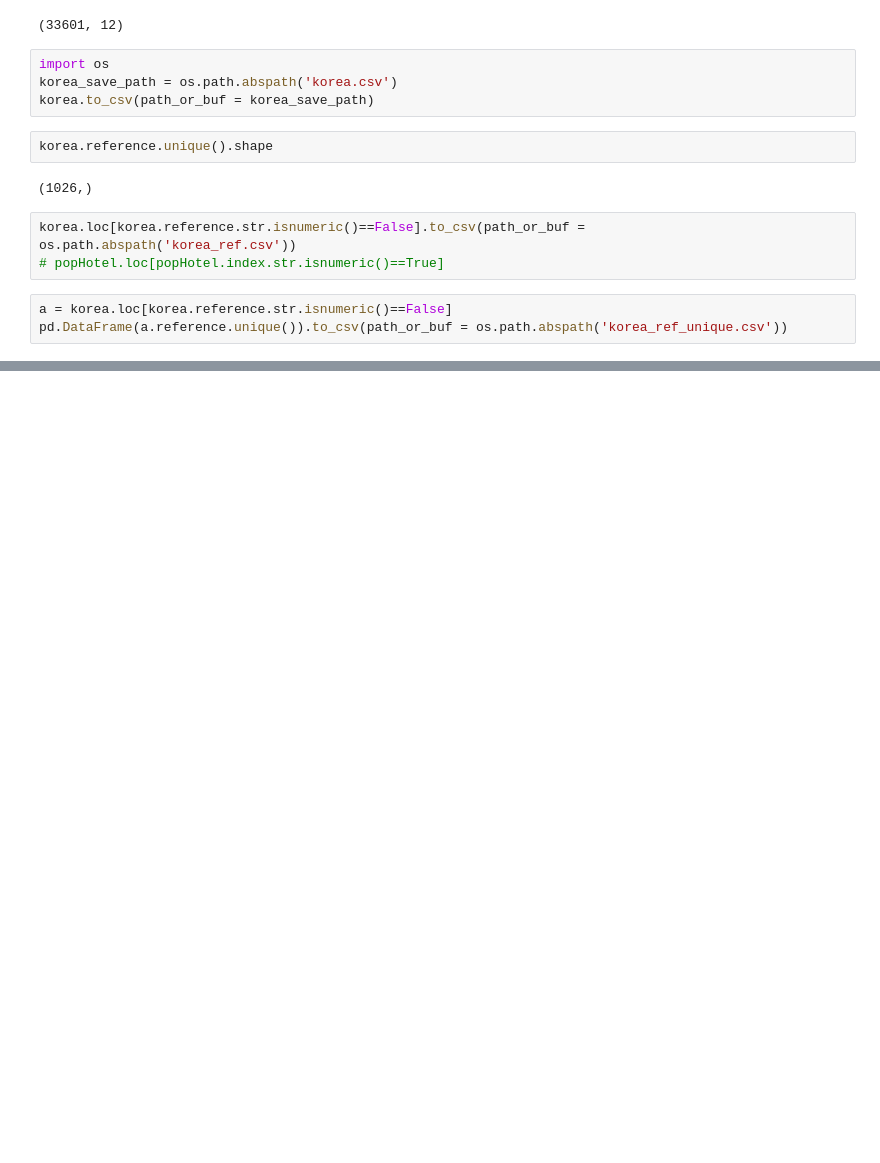
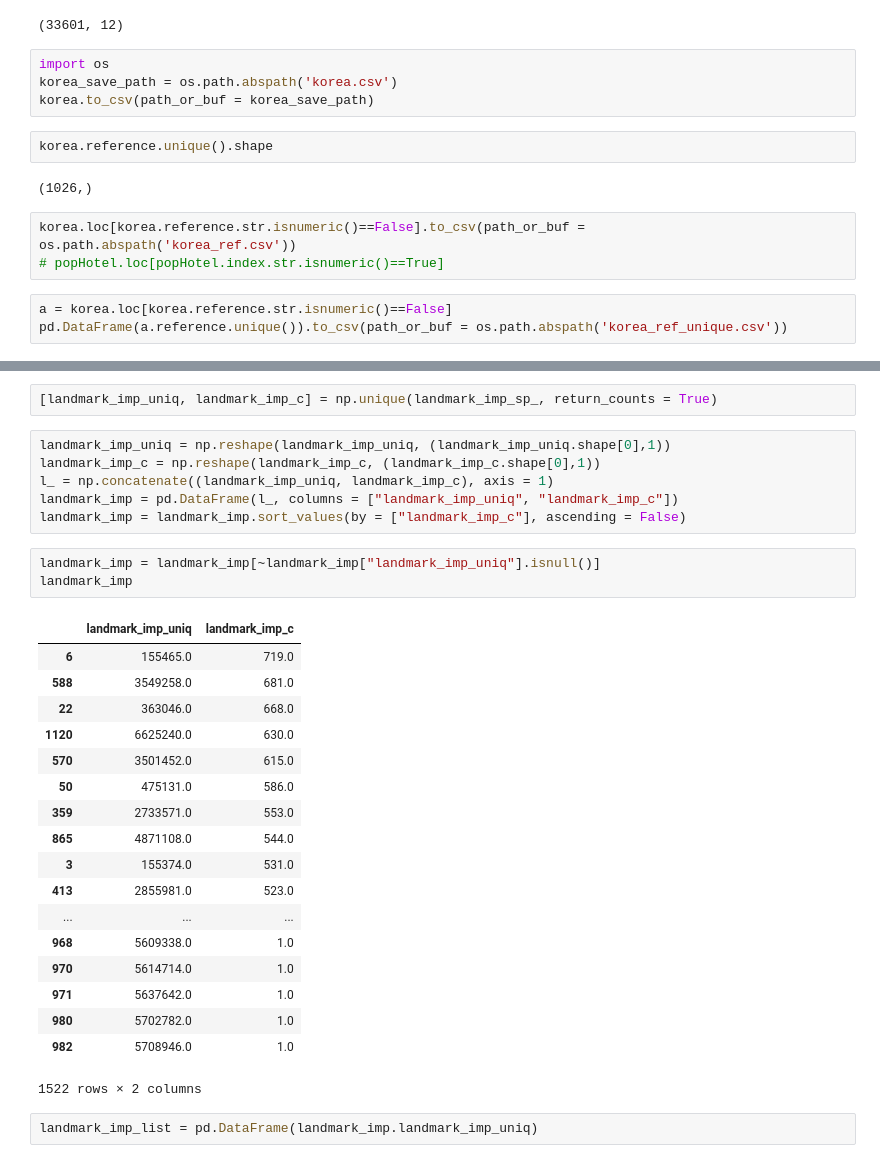
Before and after one commit to sooah/trivago_RecSys_Challenge_2019, a Jupyter notebook: ppt_test.ipynb, the cells around one changed output, grey strips where cells are left out. Saved outputs shown, nothing was run; the diff lists cells and outputs as text; blank space fills up the shorter version.

```diff
--- a/ppt_test.ipynb
+++ b/ppt_test.ipynb
@@ -33,0 +66,32 @@ pd.DataFrame(a.reference.unique()).to_csv(path_or_buf = os.path.abspath('korea_r
+# %%
+[landmark_imp_uniq, landmark_imp_c] = np.unique(landmark_imp_sp_, return_counts = True)
+# %%
+landmark_imp_uniq = np.reshape(landmark_imp_uniq, (landmark_imp_uniq.shape[0],1))
+landmark_imp_c = np.reshape(landmark_imp_c, (landmark_imp_c.shape[0],1))
+l_ = np.concatenate((landmark_imp_uniq, landmark_imp_c), axis = 1)
+landmark_imp = pd.DataFrame(l_, columns = ["landmark_imp_uniq", "landmark_imp_c"])
+landmark_imp = landmark_imp.sort_values(by = ["landmark_imp_c"], ascending = False)
+# %%
+landmark_imp = landmark_imp[~landmark_imp["landmark_imp_uniq"].isnull()]
+landmark_imp
+# %% [output]
+|  | landmark_imp_uniq | landmark_imp_c |
+| 6 | 155465.0 | 719.0 |
+| 588 | 3549258.0 | 681.0 |
+| 22 | 363046.0 | 668.0 |
+| 1120 | 6625240.0 | 630.0 |
+| 570 | 3501452.0 | 615.0 |
+| 50 | 475131.0 | 586.0 |
+| 359 | 2733571.0 | 553.0 |
+| 865 | 4871108.0 | 544.0 |
+| 3 | 155374.0 | 531.0 |
+| 413 | 2855981.0 | 523.0 |
+| ... | ... | ... |
+| 968 | 5609338.0 | 1.0 |
+| 970 | 5614714.0 | 1.0 |
+| 971 | 5637642.0 | 1.0 |
+| 980 | 5702782.0 | 1.0 |
+| 982 | 5708946.0 | 1.0 |
+1522 rows × 2 columns
+# %%
+landmark_imp_list = pd.DataFrame(landmark_imp.landmark_imp_uniq)
```
Also changed, not shown: parts of 13 cells of this notebook.
